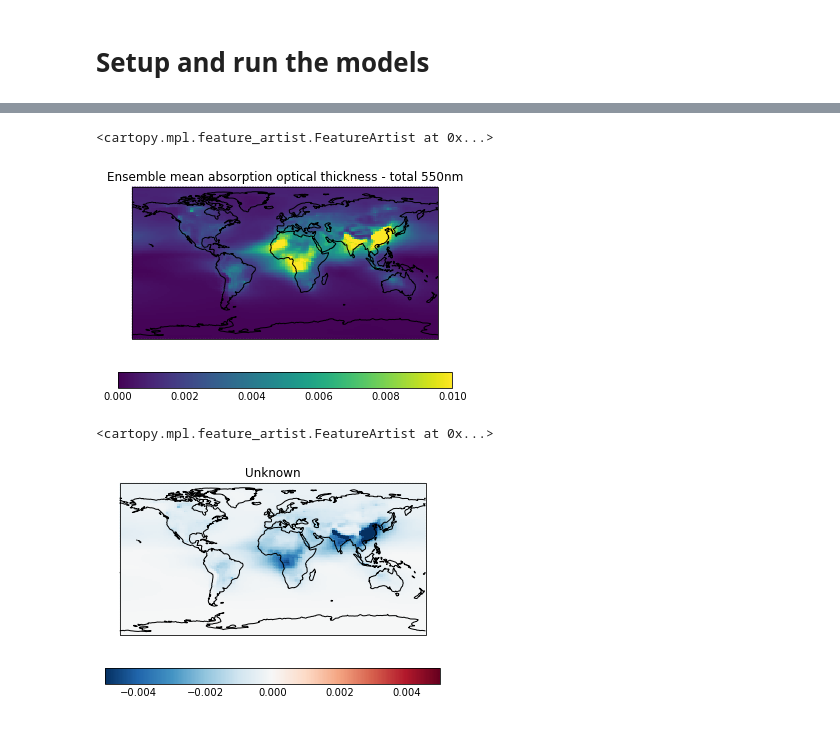
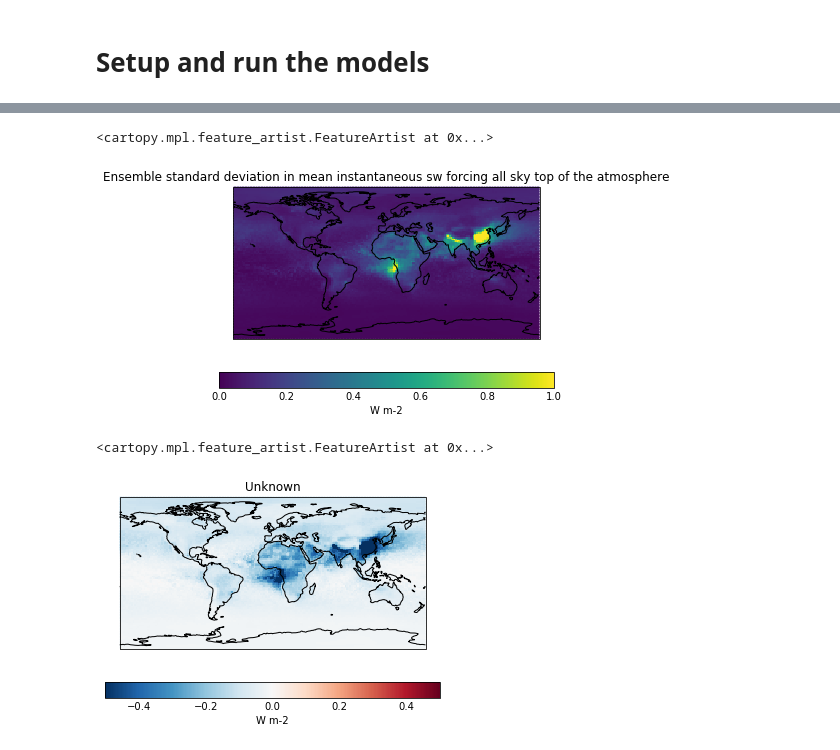
Before and after one commit to duncanwp/ESEm, a Jupyter notebook: examples/Calibrating_GPs_using_ABC.ipynb, the cells around one changed output, grey strips where cells are left out. Cells and saved outputs as stored; diff of their text form; code cells hidden in the pictures.

```diff
--- a/examples/Calibrating_GPs_using_ABC.ipynb
+++ b/examples/Calibrating_GPs_using_ABC.ipynb
@@ -114,0 +110,3 @@ valid_samples = constrain(implaus.data, tolerance=.5).numpy()
+# %%
+# Setup the sampler to compare against our AeroNet data
+sampler = ABCSampler(model, aaod, obs_uncertainty=0.5, repres_uncertainty=0.5)
@@ -115 +124,5 @@ valid_samples = constrain(implaus.data, tolerance=.5).numpy()
+# %%
+# Find the valid samples in our full 1million samples by comparing against a given tolerance and threshold
+valid_samples = sampler.batch_constrain(sample_points, batch_size=1000, tolerance=.1)
+print("Remaining points: {}".format(valid_samples.sum()))
 # %%
@@ -125,5 +143,5 @@ Remaining points: 1091
 # %%
-Y_test, Y_train = ppe_aaod[:n_test], ppe_aaod[n_test:]
+dre_test, dre_train = ppe_dre[:n_test], ppe_dre[n_test:]
 
-ari_model = GPModel(Y_train.collapsed('time', iris.analysis.MEAN), "ARI")
-ari_model.train(X_train)
+ari_model = GPModel(X_train, dre_train, "ARI")
+ari_model.train()
@@ -134,0 +148,5 @@ constrained_mean_ari, constrained_sd_ari = batch_stats(ari_model, constrained_sa
+# %%
+# Calculate the mean and std-dev DRE over each set of sample points
+
+unconstrained_mean_ari, unconstrained_sd_ari = ari_model.batch_stats(sample_points, batch_size=1000)
+constrained_mean_ari, constrained_sd_ari = ari_model.batch_stats(constrained_sample, batch_size=1000)
@@ -135,13 +162,14 @@ constrained_mean_ari, constrained_sd_ari = batch_stats(ari_model, constrained_sa
 # %%
-qplt.pcolormesh(unconstrained_mean_ari, vmin=0., vmax=1e-2)
+# The constrained DRE
+qplt.pcolormesh(constrained_sd_ari, vmin=0., vmax=1)
 plt.gca().coastlines()
 # %% [output]
 <cartopy.mpl.feature_artist.FeatureArtist at 0x...>
-[figure, old version]
+[figure, new version]
 # %%
 # The change in spread after the constraint is applied
-qplt.pcolormesh((constrained_sd_ari-unconstrained_sd_ari), cmap='RdBu_r', vmin=-5e-3, vmax=5e-3)
+qplt.pcolormesh((constrained_sd_ari-unconstrained_sd_ari), cmap='RdBu_r', vmin=-5e-1, vmax=5e-1)
 plt.gca().coastlines()
 # %% [output]
 <cartopy.mpl.feature_artist.FeatureArtist at 0x...>
-[figure, old version]
+[figure, new version]
```
Also changed, not shown: parts of 26 cells of this notebook, 12 other files.
